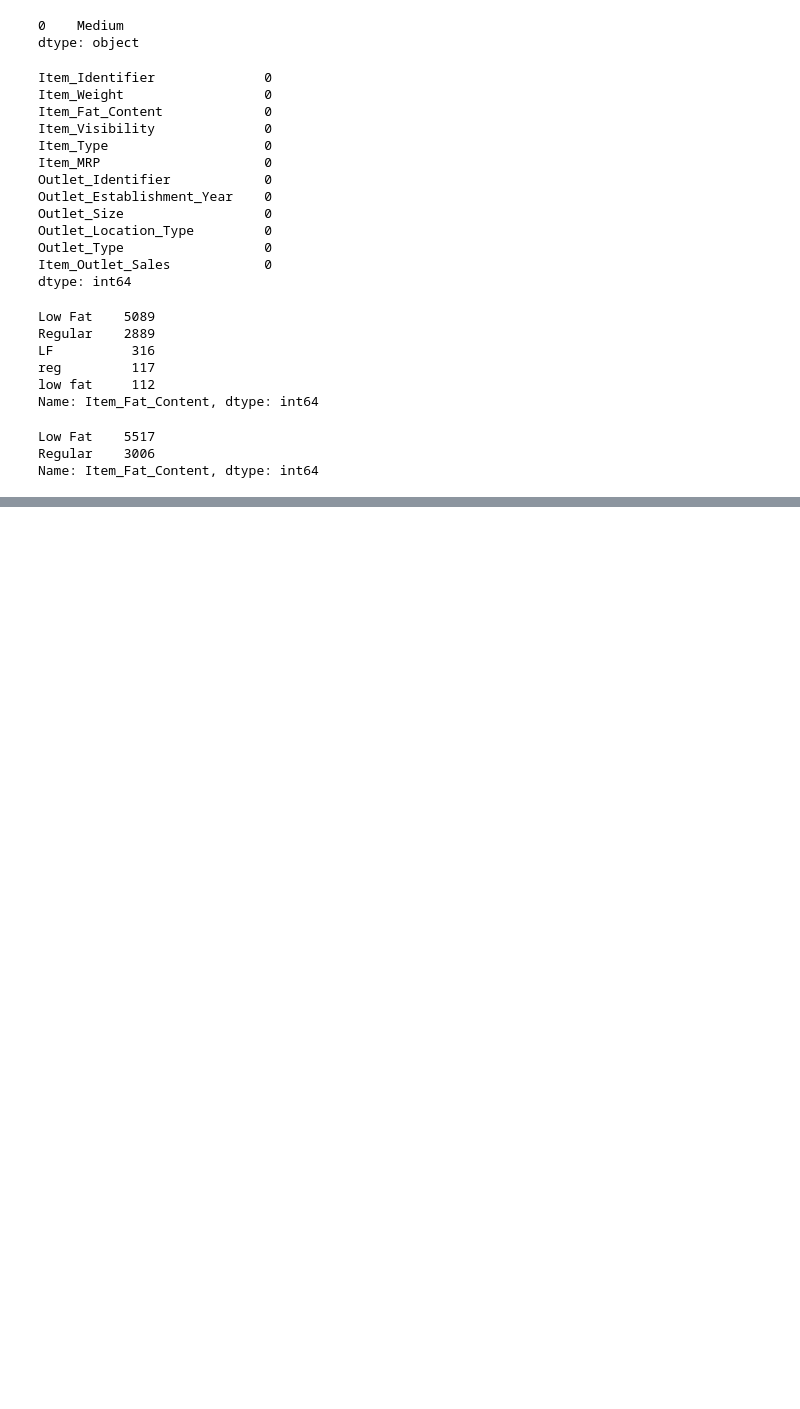
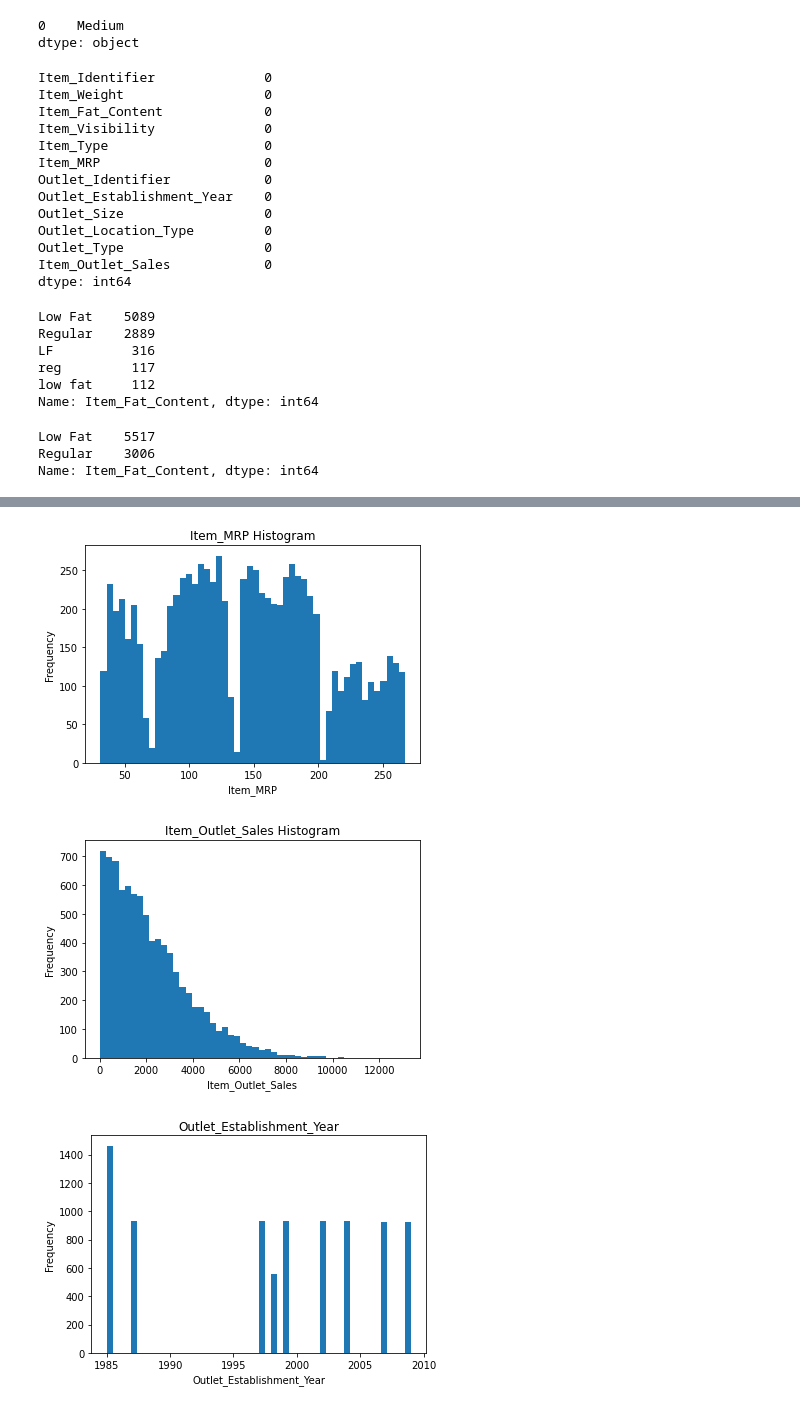
Before and after one commit to OkotOlaa/Food-Sales-Prediction, a Jupyter notebook: Food_Sales_Prediction.ipynb, the cells around one changed output, grey strips where cells are left out. Saved outputs shown, nothing was run; the diff lists cells and outputs as text; code cells hidden in the pictures; blank space fills up the shorter version.

```diff
--- a/Food_Sales_Prediction.ipynb
+++ b/Food_Sales_Prediction.ipynb
@@ -146,0 +147,29 @@ min_max_mean
+# %%
+#Histogram to view the distributions of various features in your dataset.
+
+import matplotlib.pyplot as plt
+
+# Plot histograms for 'Item_MRP' and 'Item_Outlet_Sales' columns
+df['Item_MRP'].plot(kind='hist', bins=50)
+plt.title('Item_MRP Histogram')
+plt.xlabel('Item_MRP')
+plt.ylabel('Frequency')
+plt.show()
+
+# Plot histograms for 'Item_Outlet_Sales' columns
+df['Item_Outlet_Sales'].plot(kind='hist', bins=50)
+plt.title('Item_Outlet_Sales Histogram')
+plt.xlabel('Item_Outlet_Sales')
+plt.ylabel('Frequency')
+plt.show()
+
+# Plot histograms for 'Outlet_Establishment_Year'columns
+df['Outlet_Establishment_Year'].plot(kind='hist', bins=50)
+plt.title('Outlet_Establishment_Year')
+plt.xlabel('Outlet_Establishment_Year')
+plt.ylabel('Frequency')
+plt.show()
+# %% [output]
+[figure, added]
+[figure, added]
+[figure, added]
```
Also changed, not shown: parts of 5 cells of this notebook.
